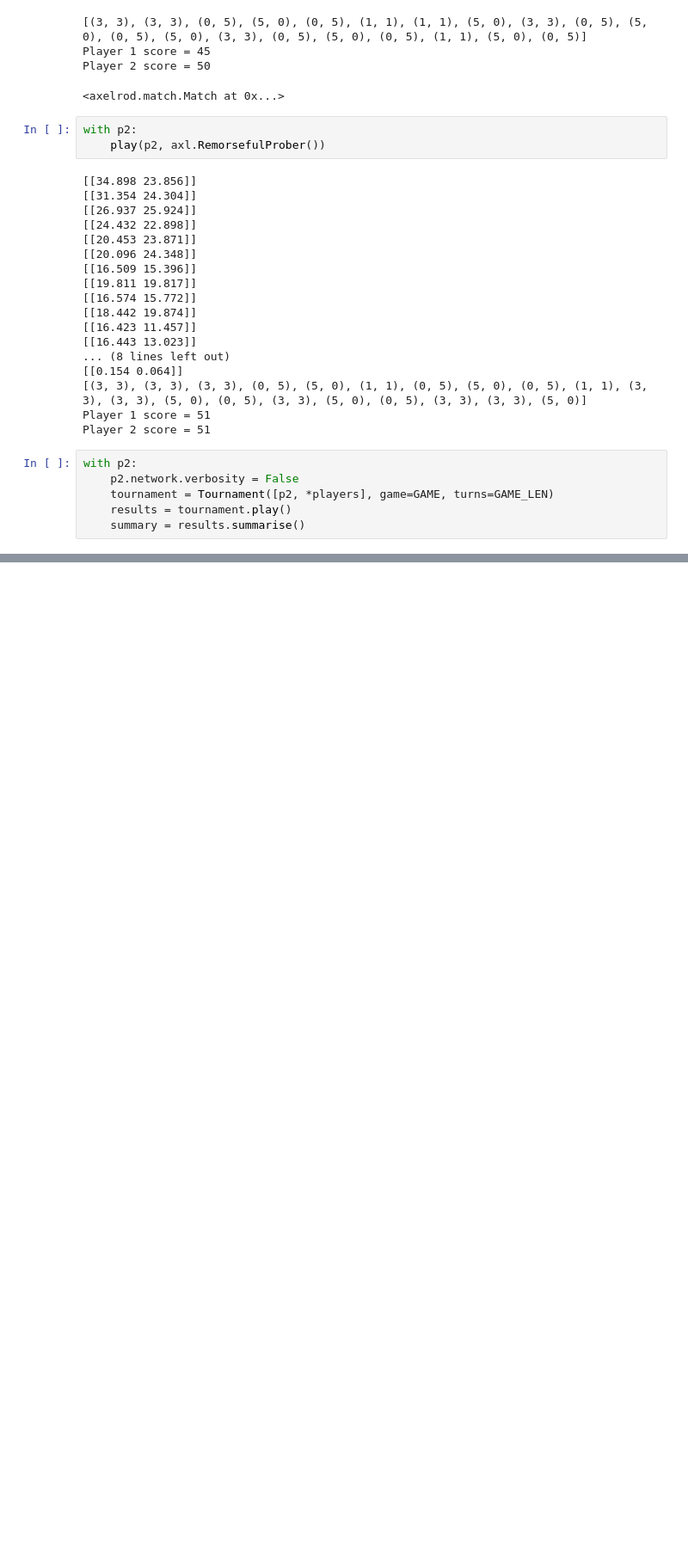
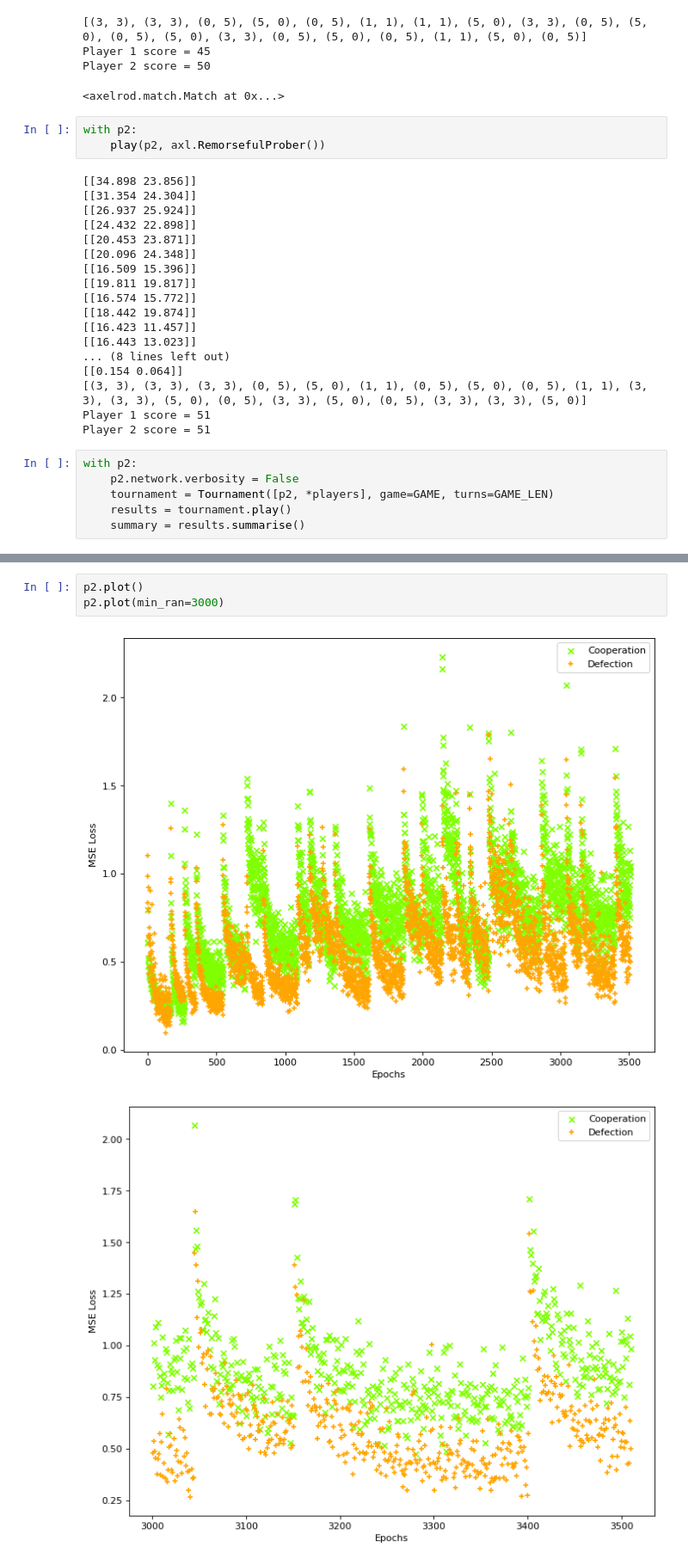
Before and after one commit to hongh-zhang/The-Evolution-of-Defection, a Jupyter notebook: Stage 2.ipynb, the cells around one changed output, grey strips where cells are left out. Shown: that part at 86% size. Drawn from its saved outputs; the diff is of its cells as text; blank space fills up the shorter version.

```diff
--- a/Stage 2.ipynb
+++ b/Stage 2.ipynb
@@ -365,3 +365,9 @@ pd.DataFrame(map(list, summary), columns=headers)
 | 6 | 6 | Cooperator | 2.43 | 1.00 | 0.00 | 1.00 | 0.81 | 0.19 | ... |
 | 7 | 7 | Prober | 2.40 | 0.41 | 2.00 | 0.00 | 0.27 | 0.14 | ... |
 | 8 | 8 | Prober 4 | 2.24 | 0.50 | 4.00 | 1.00 | 0.22 | 0.28 | ... |
+# %%
+p2.plot()
+p2.plot(min_ran=3000)
+# %% [output]
+[figure, added]
+[figure, added]
```
Also changed, not shown: parts of 2 cells of this notebook, 9 other files.
